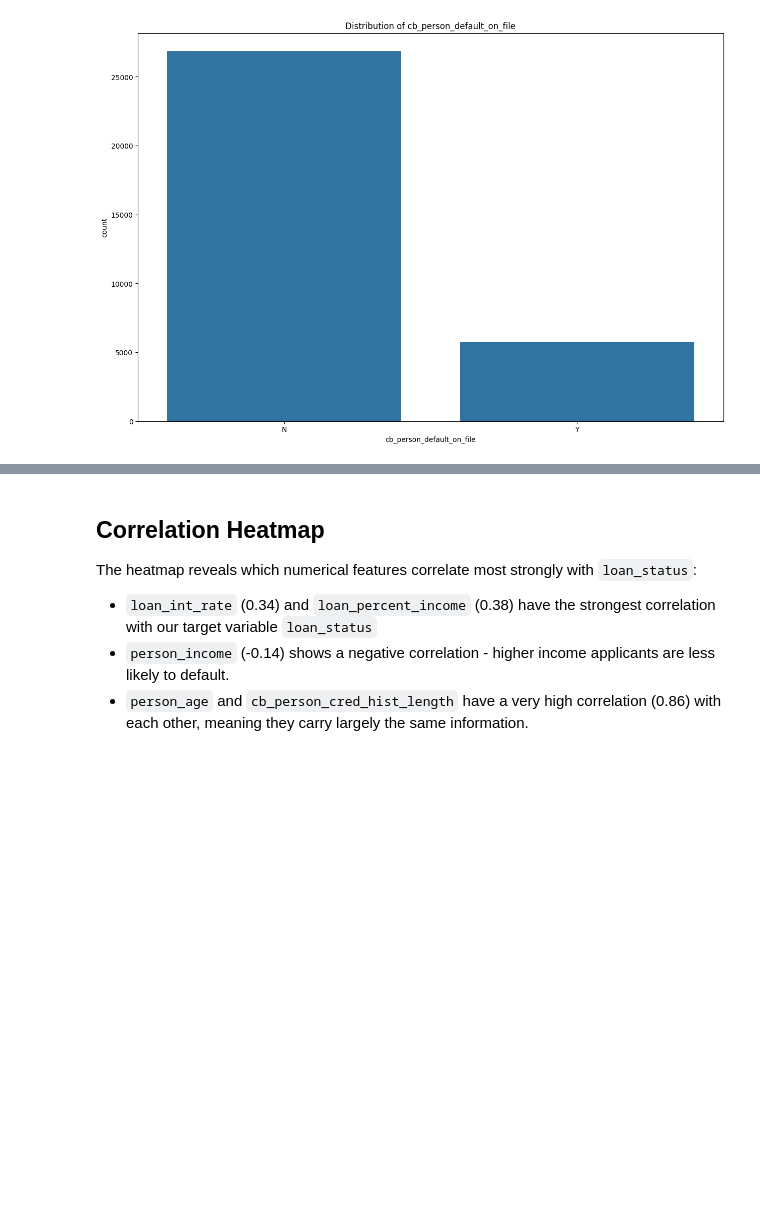
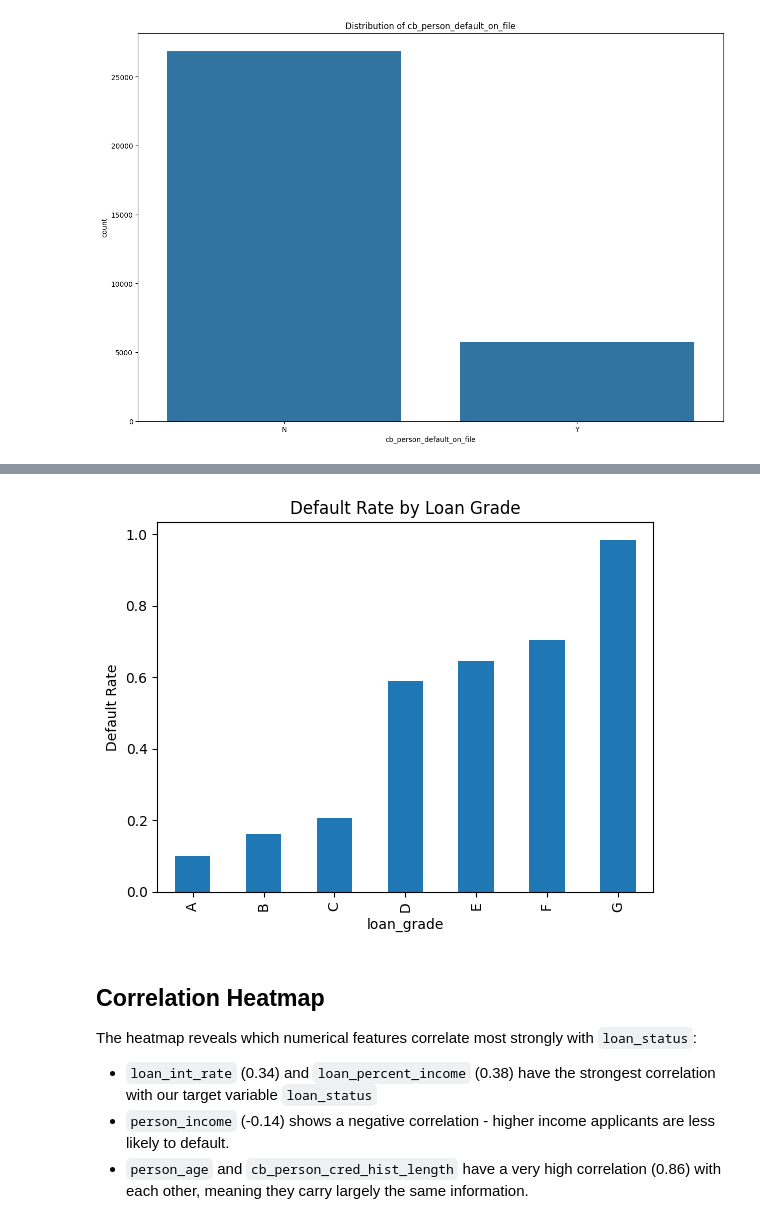
Before and after one commit to i549082/Loan-model, a Jupyter notebook: Loan-prediction.ipynb, the cells around one changed output, grey strips where cells are left out. Saved outputs shown, nothing was run; the diff lists cells and outputs as text; code cells hidden in the pictures; blank space fills up the shorter version.

```diff
--- a/Loan-prediction.ipynb
+++ b/Loan-prediction.ipynb
@@ -217,3 +222,10 @@ for col in categorical_cols:
+# %%
+df.groupby('loan_grade')['loan_status'].mean().sort_index().plot(kind='bar')
+plt.title('Default Rate by Loan Grade')
+plt.ylabel('Default Rate')
+plt.show()
+# %% [output]
+[figure, added]
 # %% [markdown]
 ## Correlation Heatmap
 
```
Also changed, not shown: parts of 7 cells of this notebook.
